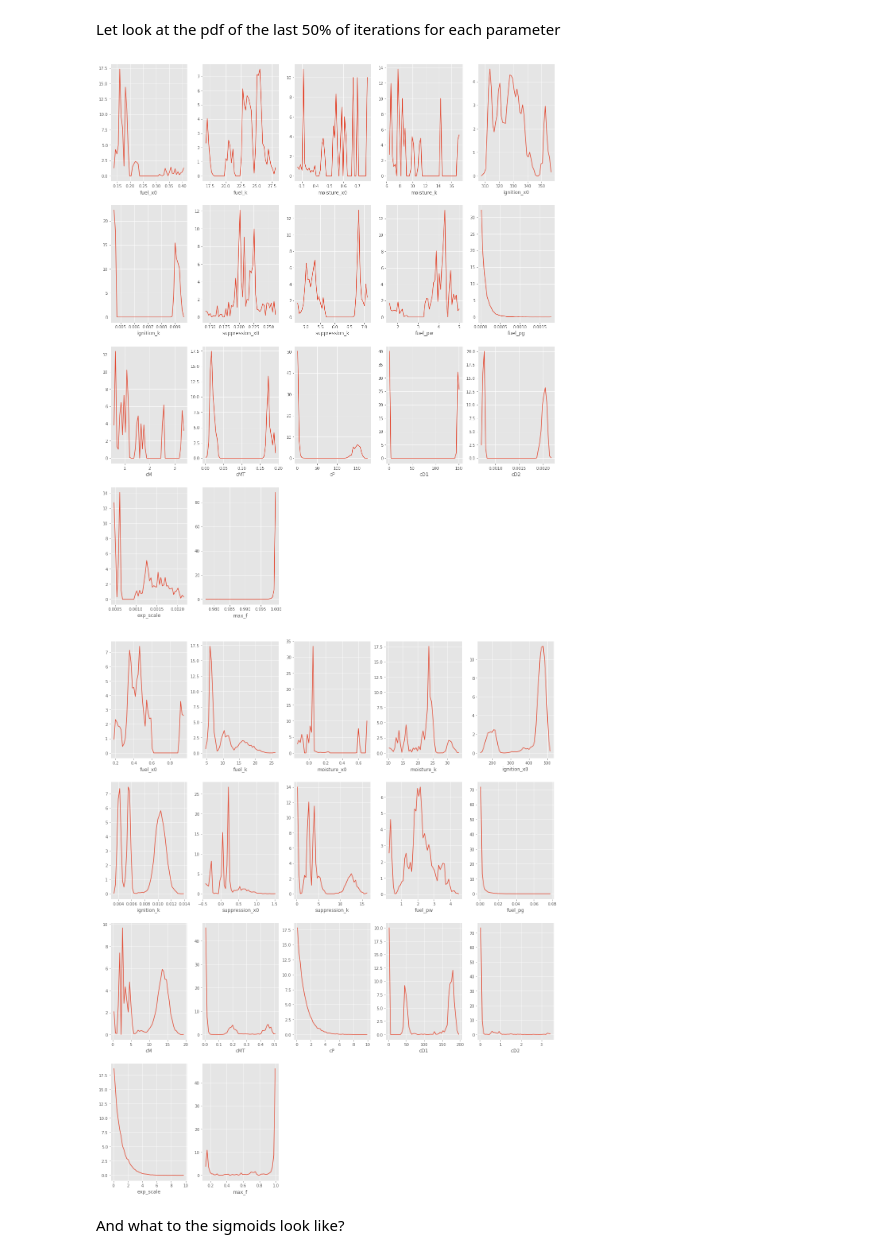
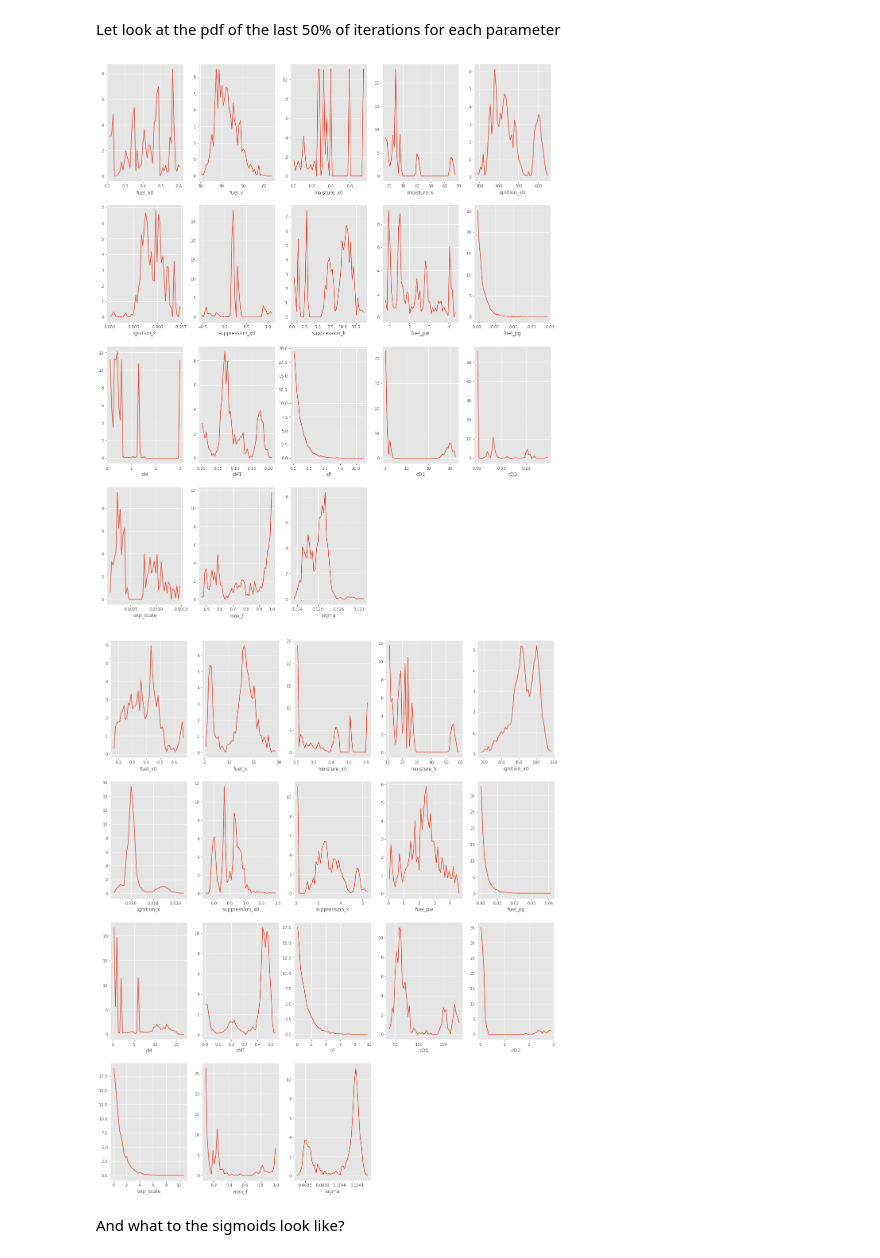
Before and after one commit to douglask3/amazon_fires, a Jupyter notebook: optimise_run_model/bayesian_inference.ipynb, the cells around one changed output. Cells and saved outputs as stored; diff of their text form; code cells hidden in the pictures.

Commit message:
using a gamma distrubtion for error. Promising but mode is ~ 1/2 of observed values. Havent tested predicted postiror. Gonna try sdomething else quickly first so this is a good stop point

```diff
--- a/optimise_run_model/bayesian_inference.ipynb
+++ b/optimise_run_model/bayesian_inference.ipynb
@@ -113,10 +113,10 @@ plt.style.use('ggplot')
 # paths and parameters
                     # Full model
 sample_pc     = 50 # = 10 # Percentage of grid cells samples (largest = 100%) - training set
-nIterations   = 10000 # = 10000 # no. times it samples the posterior
-nJobs         = 2   # = 2 # no. times it runs through optimisation proceedure = sample_pc * nJobs
+nIterations   = 5000 # = 10000 # no. times it samples the posterior
+nJobs         = 3   # = 2 # no. times it runs through optimisation proceedure = sample_pc * nJobs
 #chains per job
-nChains       = 5   # = 3
+nChains       = 1   # = 3
 
 datPath       = "../data/amazon_inference_data-TERRA_M__T.csv"
 varname       = ["firecount", "burnt_area"]
@@ -378,11 +378,13 @@ def runOptimiezationOnVar(variable, exponate):
                                  tt_sigmoid(f_moisture, - moisture_k, moisture_x0),
                                  tt_sigmoid(f_ignition, ignition_k, ignition_x0),
                                  tt_sigmoid(f_suppression, - suppression_k, suppression_x0)])
-        prediction = tt.clip(prediction, 0.000001, 10000000000)
+
         if exponate:
-            prediction  = -(1/exp_scale) * tt.log(1 - prediction)
+            prediction  = -(1.0/exp_scale) * tt.log(1.0 - prediction)
+            prediction = tt.clip(prediction, 0.000001, 10000000000)
+            alpha = prediction * sigma + 1.0
             #error = pm3.Lognormal('error', mu=prediction, sd=sigma, observed=obs)
-            error = pm3.Poisson('error', mu = prediction, observed=obs)
+            error = pm3.Gamma('error', alpha = alpha, beta = sigma, observed=obs)
         else:
             error = pm3.Normal('error', mu=prediction, sd=sigma, observed=obs)
 
@@ -394,6 +396,7 @@ def runOptimiezationOnVar(variable, exponate):
         #start = pm3.find_MAP(draws = 10000, model=fire_error.model, fmin=optimize.fmin_powell)
 
         # set the step-method (criteria algorithm for moving around information space)
+
         step = pm3.Metropolis()
 
         # save our sampling to disk so we can access it later
@@ -463,36 +467,37 @@ variables2Plot = ['fuel_x0'       , 'fuel_k',
                   'moisture_x0'   , 'moisture_k',
                   'ignition_x0'  , 'ignition_k',
                   'suppression_x0', 'suppression_k',
                   'fuel_pw'       , 'fuel_pg',
                   'cM'            , 'cMT',
                   'cP',
                   'cD1'           , 'cD2',
-                  'exp_scale'     , 'max_f']
+                  'exp_scale'     , 'max_f',
+                  'sigma']
 
 nvar = len(variables2Plot)
 npcol = 4
 nprow = np.ceil(nvar / npcol)
 
 
 def plotVar(var1, pn, vals):
     plt.subplot(npcol, nprow, pn)
     param = vals[var1]
 
     hist, bins = np.histogram(param, bins=50)
     hist = 100.0 * hist / np.sum(hist)
     bins = bins[1:] - np.diff(bins)/2
     plt.plot(bins, hist)
     plt.xlabel(var1)
 
 for vals in valss:
     plt.figure(figsize=(20,5 * nprow))
     pn = 0
     for i in variables2Plot:
         pn = pn + 1
         plotVar(i, pn, vals)
 # %% [output]
-[figure, old version]
+[figure, new version]
-[figure, old version]
+[figure, new version]
 # %% [markdown]
 And what to the sigmoids look like?
 # %%
```
Also changed, not shown: parts of 5 cells of this notebook, 1 other file.
